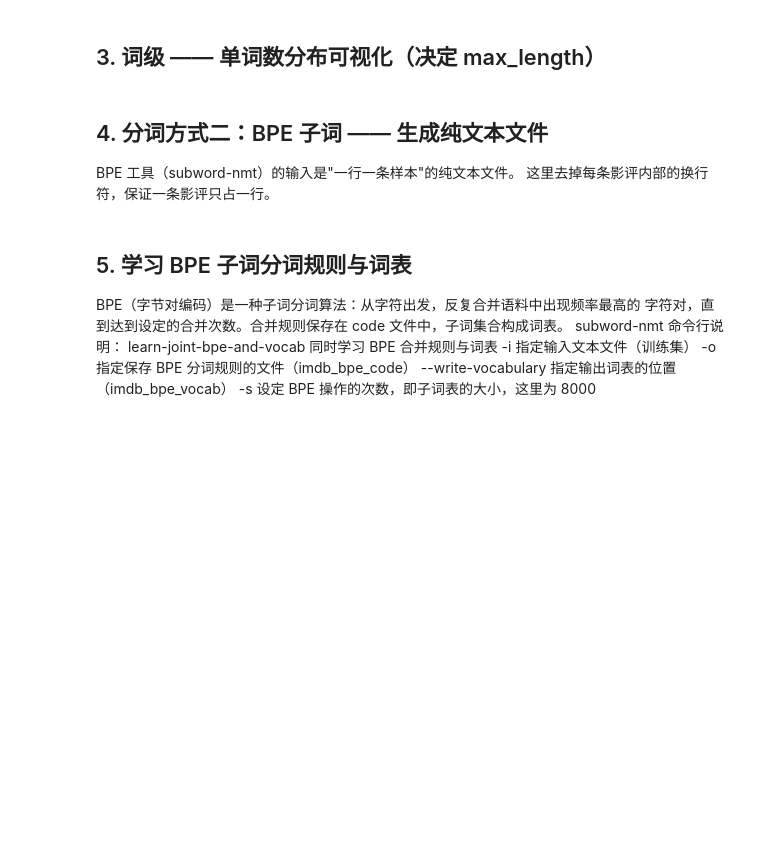
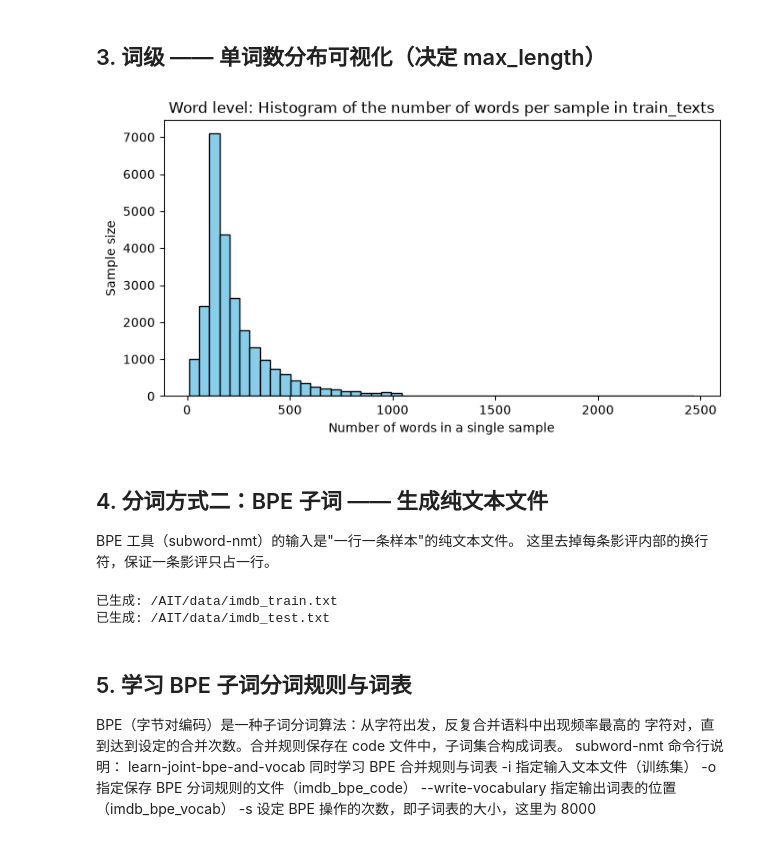
Before and after one commit to BetterWilson/AIT, a Jupyter notebook: 10 IMDB 影评情感二分类（词级与Subword BPE + 平均池化与RNN与LSTM）.ipynb, the cells around one changed output. Saved outputs shown, nothing was run; the diff lists cells and outputs as text; code cells hidden in the pictures; blank space fills up the shorter version.

```diff
--- a/10 IMDB 影评情感二分类（词级与Subword BPE + 平均池化与RNN与LSTM）.ipynb
+++ b/10 IMDB 影评情感二分类（词级与Subword BPE + 平均池化与RNN与LSTM）.ipynb
@@ -59,15 +58,17 @@ from matplotlib import rcParams  # matplotlib 配置字典，用于设置全局
 # 注意：datasets 库在 import 时就会读取离线相关环境变量，
 #       因此把它留到第 1 节设置好缓存/离线策略之后再导入（见下）。
-# %%
-# 设置中文字体，防止 matplotlib 中文显示为方块
-rcParams['font.sans-serif'] = ['SimHei']  # 使用黑体字体显示中文
-rcParams['axes.unicode_minus'] = False  # 正常显示负号（避免负号显示为方块）
 # %%
 # 路径约定：
-# 本脚本位于仓库根目录，BPE 相关的数据文件（imdb_*.txt、imdb_bpe_*）与
-# 原 notebook 同处 1/ 目录，因此统一用 ROOT_DIR/DATA_DIR 前缀定位，避免依赖运行时当前目录。
-ROOT_DIR = os.path.dirname(os.path.abspath(__file__))  # 脚本所在目录（仓库根目录）
-DATA_DIR = os.path.join(ROOT_DIR, '1')  # BPE 数据所在目录
+# 本脚本位于仓库根目录，BPE 相关的数据文件（imdb_*.txt、imdb_bpe_*）统一放在
+# data/ 目录，因此用 ROOT_DIR/DATA_DIR 前缀定位，避免依赖运行时当前目录。
+try:
+    # 以 .py 脚本运行时：用脚本所在目录定位仓库根目录
+    ROOT_DIR = os.path.dirname(os.path.abspath(__file__))
+except NameError:
+    # 以 Jupyter notebook 运行时：没有 __file__ 变量，退回用当前工作目录
+    # （从仓库根目录启动 Jupyter 时，当前工作目录即仓库根目录）
+    ROOT_DIR = os.getcwd()
+DATA_DIR = os.path.join(ROOT_DIR, 'data')  # BPE 数据所在目录
 # %% [markdown]
 ## 1. 数据准备 —— 加载 IMDB 影评数据集（两种分词共用）
 IMDB 是一个经典的英文影评情感二分类数据集：
@@ -180,10 +210,12 @@ sample_word_counts = [len(text.split()) for text in train_texts_word]  # 每条
 # %%
 plt.figure(figsize=(8, 4))  # 创建 8×4 英寸的画布
 plt.hist(sample_word_counts, bins=50, color='skyblue', edgecolor='black')  # 直方图: 50 个区间
-plt.xlabel('单个样本的单词数')  # 横轴: 每条影评包含的单词个数
-plt.ylabel('样本数')  # 纵轴: 落在该区间的样本数量
-plt.title('词级：train_texts 每个样本单词数直方图')  # 图表标题
+plt.xlabel('Number of words in a single sample')  # 横轴: 每条影评包含的单词个数
+plt.ylabel('Sample size')  # 纵轴: 落在该区间的样本数量
+plt.title('Word level: Histogram of the number of words per sample in train_texts')  # 图表标题
 plt.show()  # 显示图像
+# %% [output]
+[figure, added]
 # %%
 # 从直方图可以看到大多数影评集中在几百个词以内，
 # 因此后续 Tokenizer 设 max_length=500：超过 500 词截断，不足则 padding 补齐。
@@ -209,6 +241,9 @@ with open(test_txt_path, 'w', encoding='utf-8') as f:
 
 print(f"已生成: {train_txt_path}")  # 提示训练集文件已生成
 print(f"已生成: {test_txt_path}")  # 提示测试集文件已生成
+# %% [output]
+已生成: /AIT/data/imdb_train.txt
+已生成: /AIT/data/imdb_test.txt
 # %% [markdown]
 ## 5. 学习 BPE 子词分词规则与词表
 BPE（字节对编码）是一种子词分词算法：从字符出发，反复合并语料中出现频率最高的
```
Also changed, not shown: parts of 42 cells of this notebook, 19 other files.
